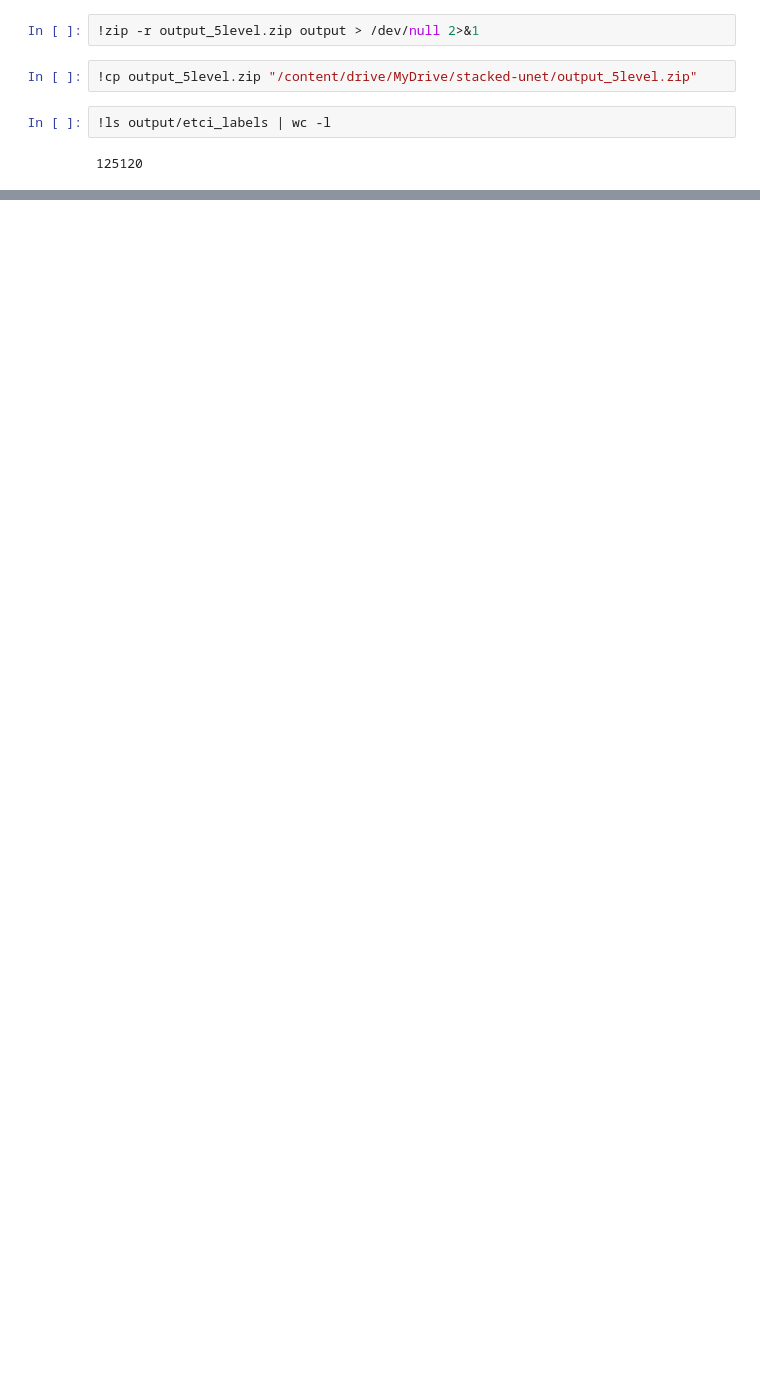
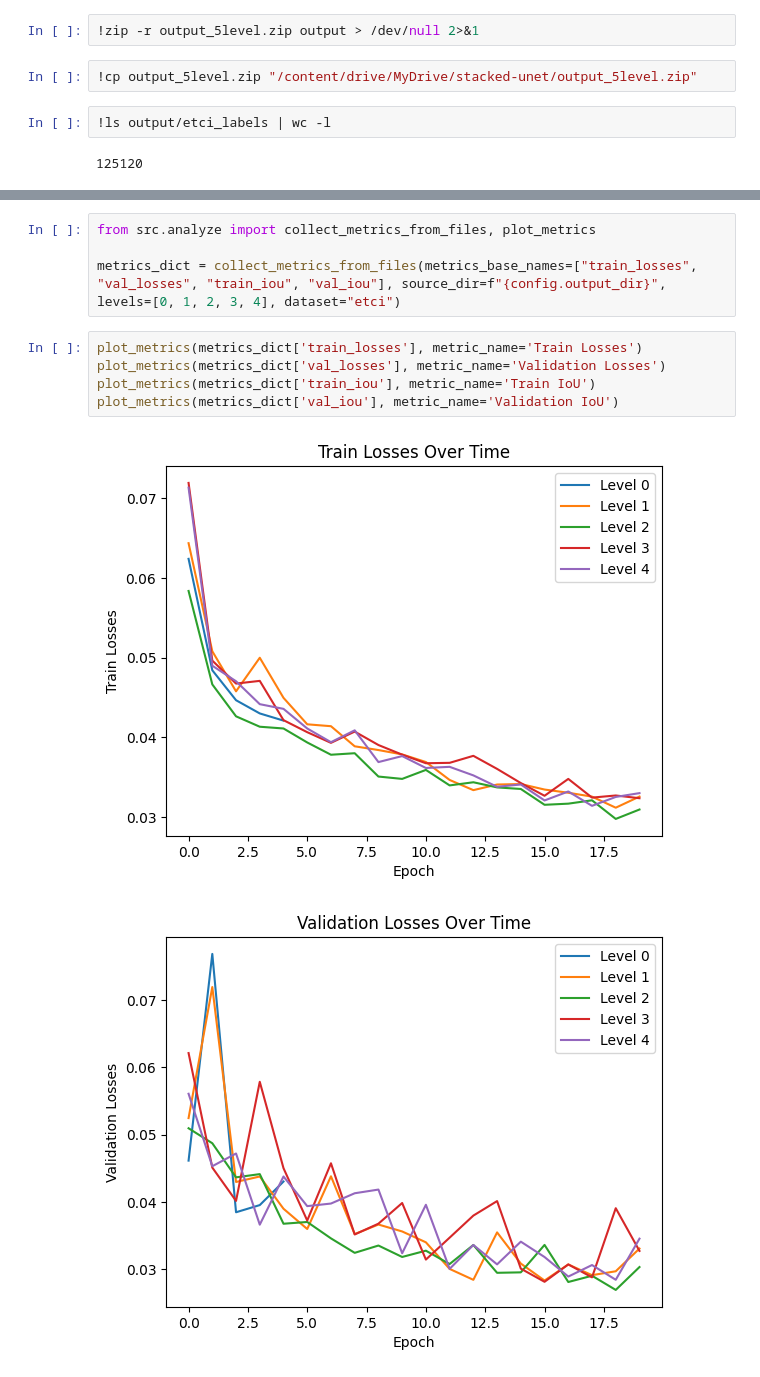
Before and after one commit to AkerkeKesha/stacked-unets, a Jupyter notebook: gcolab_etci_flood_semantic_segmentation.ipynb, the cells around one changed output, grey strips where cells are left out. Saved outputs shown, nothing was run; the diff lists cells and outputs as text; blank space fills up the shorter version.

```diff
--- a/gcolab_etci_flood_semantic_segmentation.ipynb
+++ b/gcolab_etci_flood_semantic_segmentation.ipynb
@@ -193,0 +207,12 @@ Level: [3 / 5]
+# %%
+from src.analyze import collect_metrics_from_files, plot_metrics
+
+metrics_dict = collect_metrics_from_files(metrics_base_names=["train_losses", "val_losses", "train_iou", "val_iou"], source_dir=f"{config.output_dir}", levels=[0, 1, 2, 3, 4], dataset="etci")
+# %%
+plot_metrics(metrics_dict['train_losses'], metric_name='Train Losses')
+plot_metrics(metrics_dict['val_losses'], metric_name='Validation Losses')
+plot_metrics(metrics_dict['train_iou'], metric_name='Train IoU')
+plot_metrics(metrics_dict['val_iou'], metric_name='Validation IoU')
+# %% [output]
+[figure, added]
+[figure, added]
```
Also changed, not shown: parts of 22 cells of this notebook.
